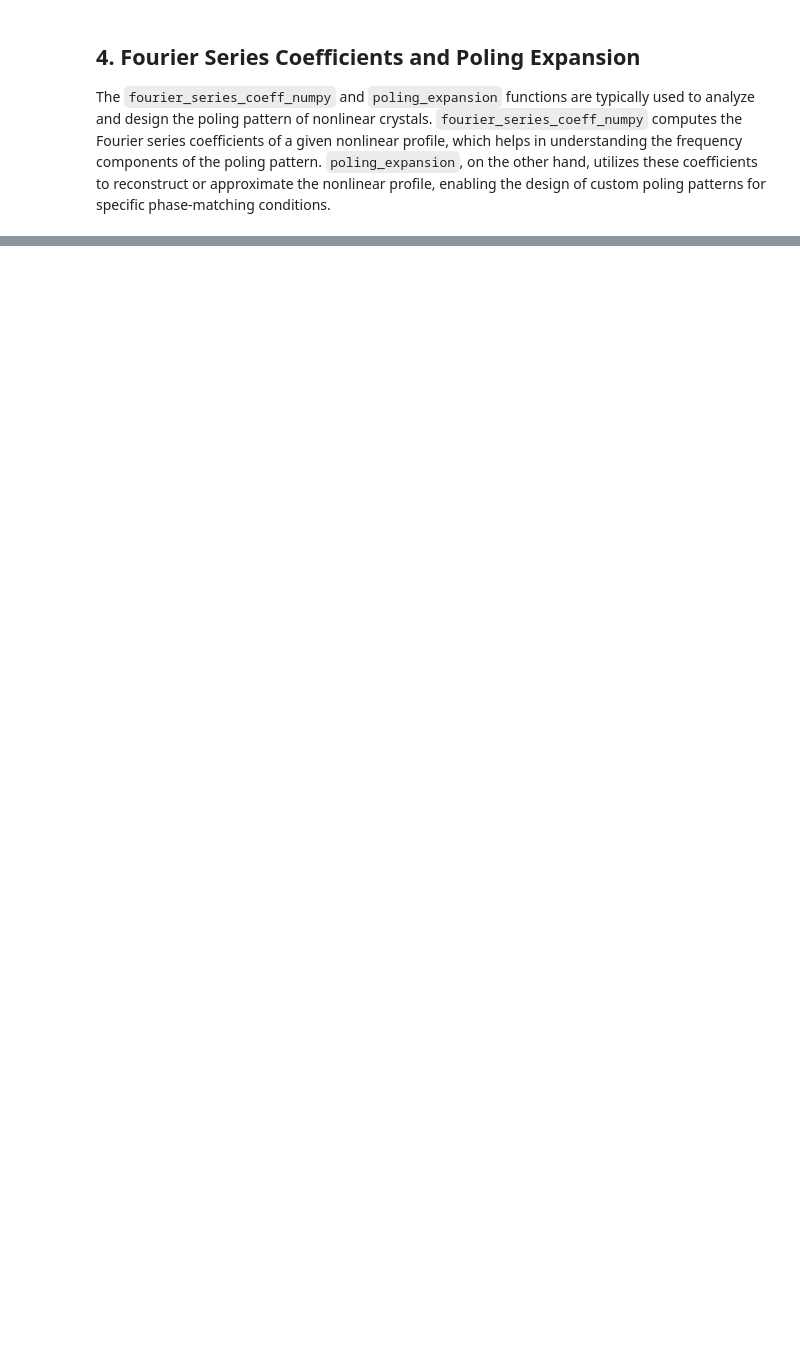
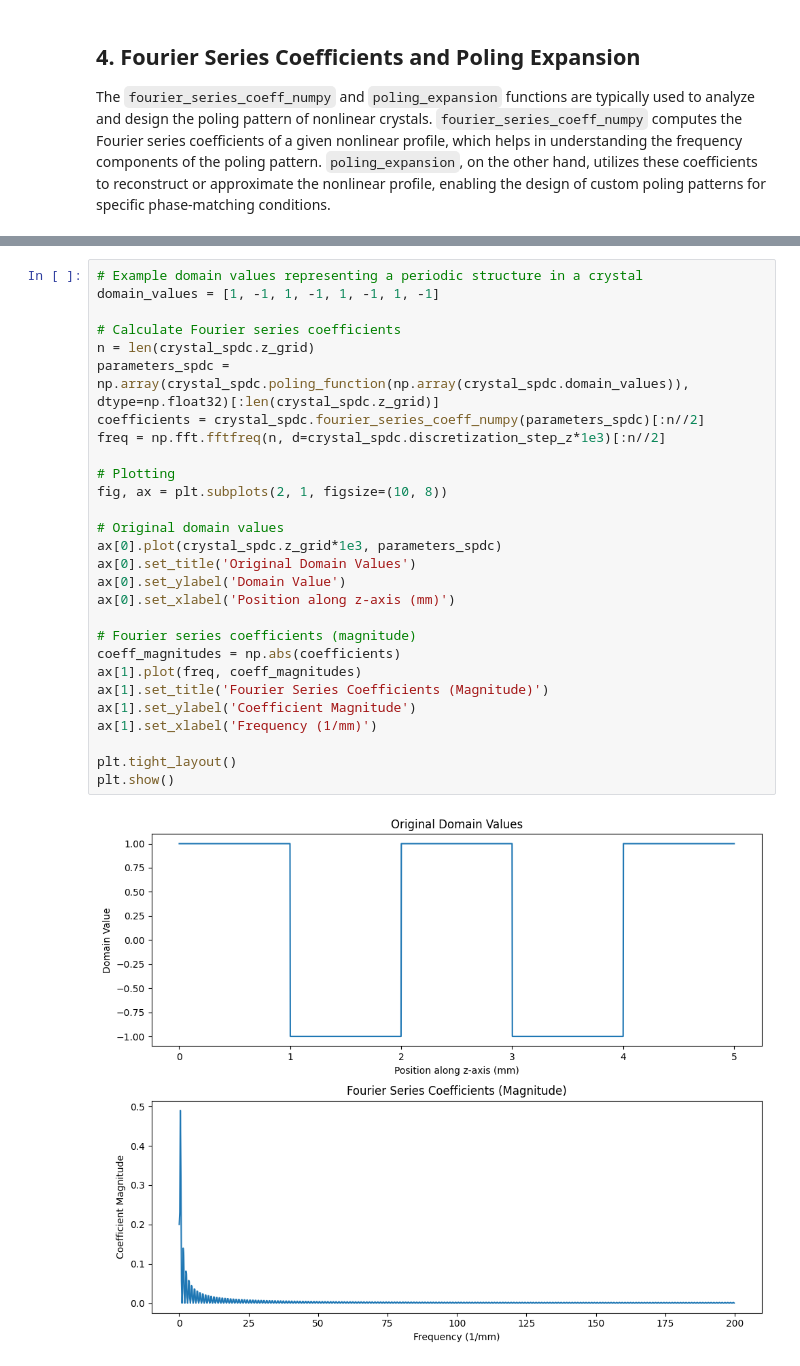
Before and after one commit to colinDietrich/ParaTune, a Jupyter notebook: example_crystal.ipynb, the cells around one changed output, grey strips where cells are left out. Drawn from its saved outputs; the diff is of its cells as text; blank space fills up the shorter version.

```diff
--- a/example_crystal.ipynb
+++ b/example_crystal.ipynb
@@ -195,0 +221,30 @@ KeyboardInterrupt:
+# %%
+# Example domain values representing a periodic structure in a crystal
+domain_values = [1, -1, 1, -1, 1, -1, 1, -1]
+
+# Calculate Fourier series coefficients
+n = len(crystal_spdc.z_grid)
+parameters_spdc = np.array(crystal_spdc.poling_function(np.array(crystal_spdc.domain_values)), dtype=np.float32)[:len(crystal_spdc.z_grid)]
+coefficients = crystal_spdc.fourier_series_coeff_numpy(parameters_spdc)[:n//2]
+freq = np.fft.fftfreq(n, d=crystal_spdc.discretization_step_z*1e3)[:n//2]
+
+# Plotting
+fig, ax = plt.subplots(2, 1, figsize=(10, 8))
+
+# Original domain values
+ax[0].plot(crystal_spdc.z_grid*1e3, parameters_spdc)
+ax[0].set_title('Original Domain Values')
+ax[0].set_ylabel('Domain Value')
+ax[0].set_xlabel('Position along z-axis (mm)')
+
+# Fourier series coefficients (magnitude)
+coeff_magnitudes = np.abs(coefficients)
+ax[1].plot(freq, coeff_magnitudes)
+ax[1].set_title('Fourier Series Coefficients (Magnitude)')
+ax[1].set_ylabel('Coefficient Magnitude')
+ax[1].set_xlabel('Frequency (1/mm)')
+
+plt.tight_layout()
+plt.show()
+# %% [output]
+[figure, added]
```
Also changed, not shown: parts of 9 cells of this notebook, 4 other files.
